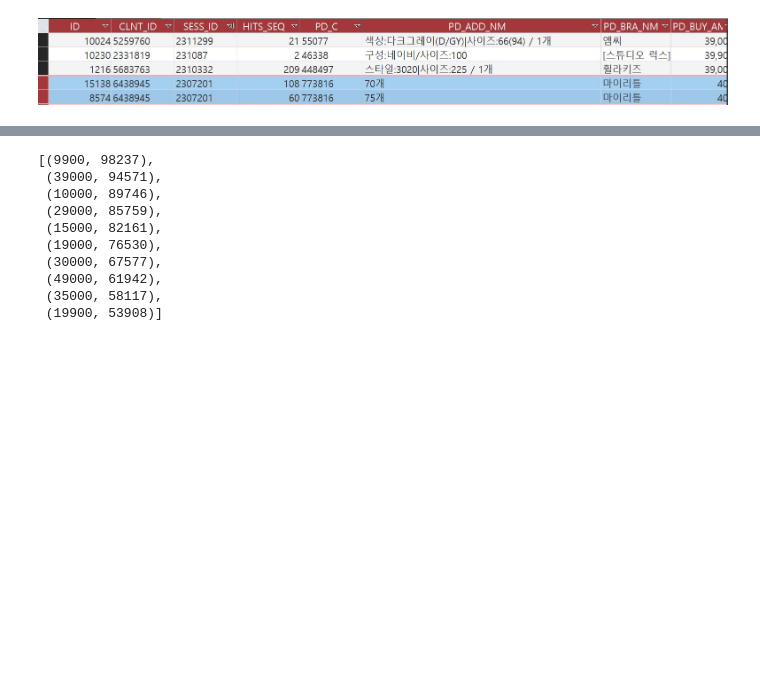
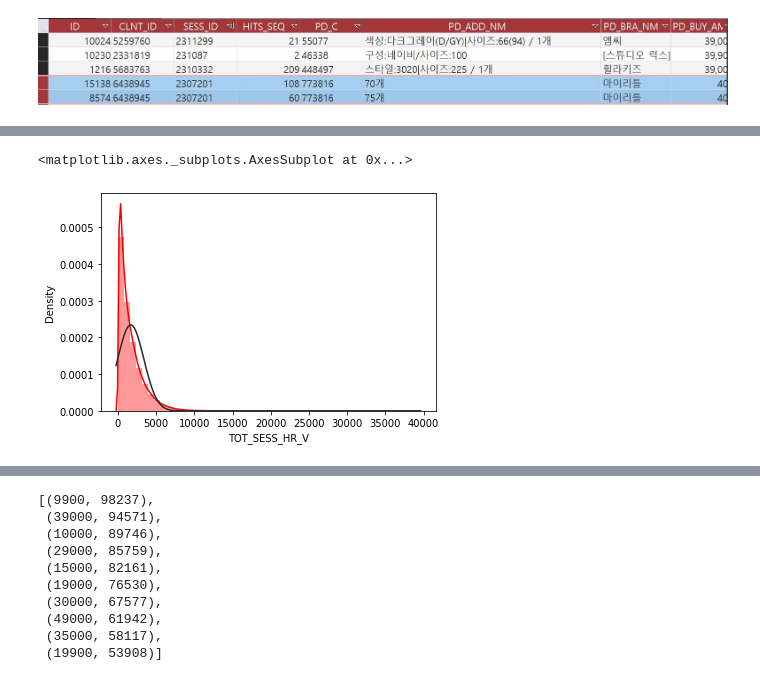
Before and after one commit to chldnjstjr/Lpoint, a Jupyter notebook: 1st_EDA.ipynb, the cells around one changed output, grey strips where cells are left out. Cells and saved outputs as stored; diff of their text form; code cells hidden in the pictures; blank space fills up the shorter version.

```diff
--- a/1st_EDA.ipynb
+++ b/1st_EDA.ipynb
@@ -89,0 +282,5 @@ prd.head()
+# %%
+sns.distplot(prdmas['TOT_SESS_HR_V'], color="red", label="TOT_SESS_HR_V", fit=norm)
+# %% [output]
+<matplotlib.axes._subplots.AxesSubplot at 0x...>
+[figure, added]
```
Also changed, not shown: parts of 31 cells of this notebook.
